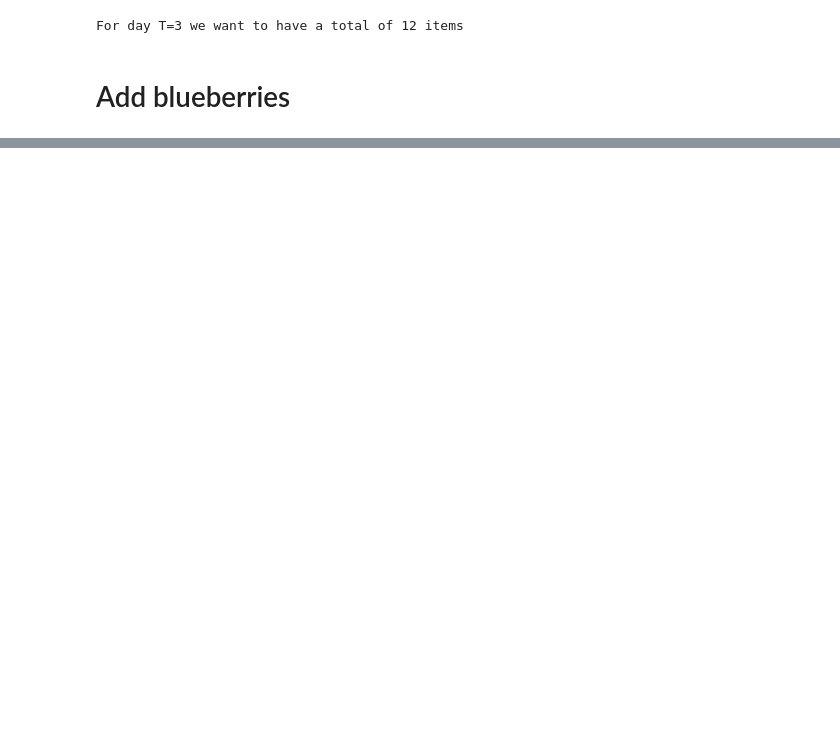
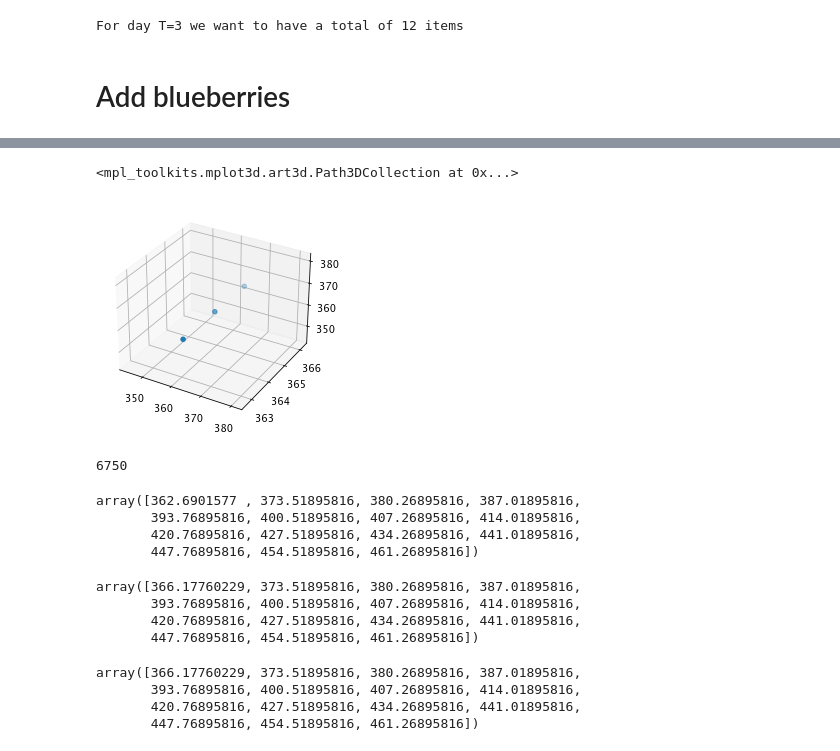
Before and after one commit to jonhilgart22/perishable_food_optimization, a Jupyter notebook: notebooks/afresh_code_updated.ipynb, the cells around one changed output, grey strips where cells are left out. Cells and saved outputs as stored; diff of their text form; code cells hidden in the pictures; blank space fills up the shorter version.

```diff
--- a/notebooks/afresh_code_updated.ipynb
+++ b/notebooks/afresh_code_updated.ipynb
@@ -607,0 +673,35 @@ explain_array.sum()
+# %%
+fig = plt.figure()
+ax = plt.axes(projection='3d')
+
+ax.scatter3D(explain_array[0, :3, 0, 0], explain_array[0, 0,  :3, 0], explain_array[0, 0,  0,  :3], 'gray')
+# %% [output]
+<mpl_toolkits.mplot3d.art3d.Path3DCollection at 0x...>
+[figure, added]
+# %%
+np.argmin(explain_array)
+# %% [output]
+6750
+# %%
+# day zero, no inventory, two days shelf life what is the best order?
+
+explain_array[0, 0, :, 2]  #  np.zeros((T, inventory_max, max_order, self.max_age))
+# %% [output]
+array([362.6901577 , 373.51895816, 380.26895816, 387.01895816,
+       393.76895816, 400.51895816, 407.26895816, 414.01895816,
+       420.76895816, 427.51895816, 434.26895816, 441.01895816,
+       447.76895816, 454.51895816, 461.26895816])
+# %%
+explain_array[0, 1, :, 2]
+# %% [output]
+array([366.17760229, 373.51895816, 380.26895816, 387.01895816,
+       393.76895816, 400.51895816, 407.26895816, 414.01895816,
+       420.76895816, 427.51895816, 434.26895816, 441.01895816,
+       447.76895816, 454.51895816, 461.26895816])
+# %%
+explain_array[0, 2, :, 2]
+# %% [output]
+array([366.17760229, 373.51895816, 380.26895816, 387.01895816,
+       393.76895816, 400.51895816, 407.26895816, 414.01895816,
+       420.76895816, 427.51895816, 434.26895816, 441.01895816,
+       447.76895816, 454.51895816, 461.26895816])
```
Also changed, not shown: parts of 33 cells of this notebook.
